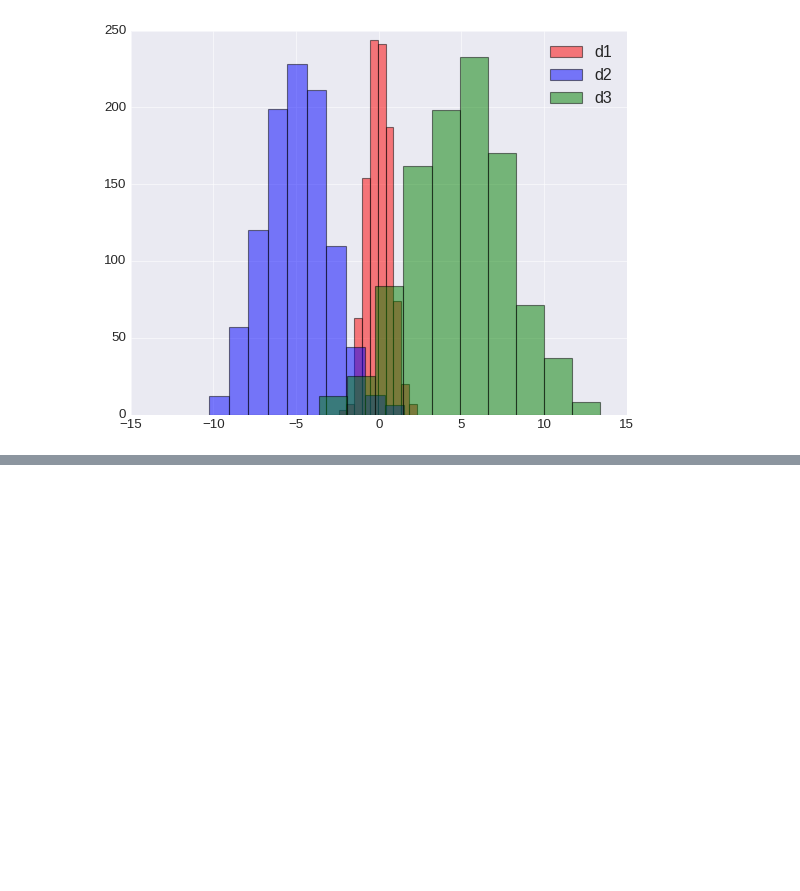
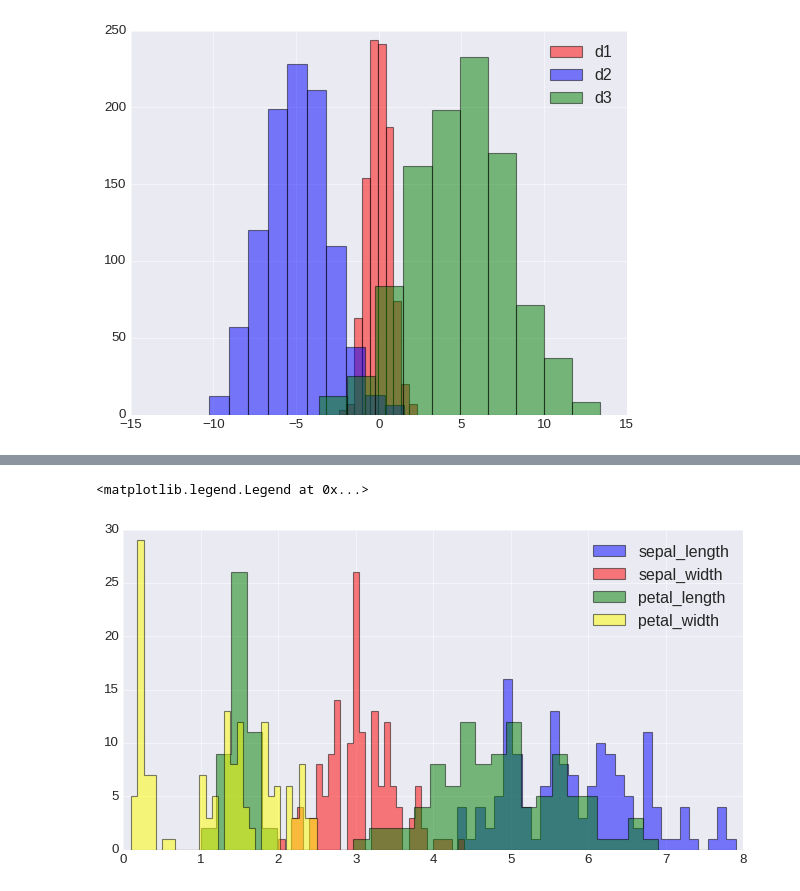
Before and after one commit to mirpouya/Basics-of-ML, a Jupyter notebook: Matplotlib_Intermediate.ipynb, the cells around one changed output, grey strips where cells are left out. Cells and saved outputs as stored; diff of their text form; code cells hidden in the pictures; blank space fills up the shorter version.

```diff
--- a/Matplotlib_Intermediate.ipynb
+++ b/Matplotlib_Intermediate.ipynb
@@ -315,3 +315,9 @@ plt.legend()
 # %% [output]
 <matplotlib.legend.Legend at 0x...>
 [figure]
+# %%
+# using iris dataset
+
+from seaborn import load_dataset
+iris = load_dataset("iris")
+iris.head()
@@ -317,0 +331,16 @@ plt.legend()
+# %%
+plt.figure(figsize=(10,5))
+
+# defining parameters of histogram
+params = dict(histtype="stepfilled", alpha=0.5, bins=30)
+
+plt.hist(iris.sepal_length, **params, color="blue", label="sepal_length")
+plt.hist(iris.sepal_width, **params, color="red", label="sepal_width")
+plt.hist(iris.petal_length, **params, color="green", label="petal_length")
+plt.hist(iris.petal_width, **params, color="yellow", label="petal_width")
+
+# adding legend
+plt.legend()
+# %% [output]
+<matplotlib.legend.Legend at 0x...>
+[figure, added]
```
Also changed, not shown: parts of 3 cells of this notebook.
